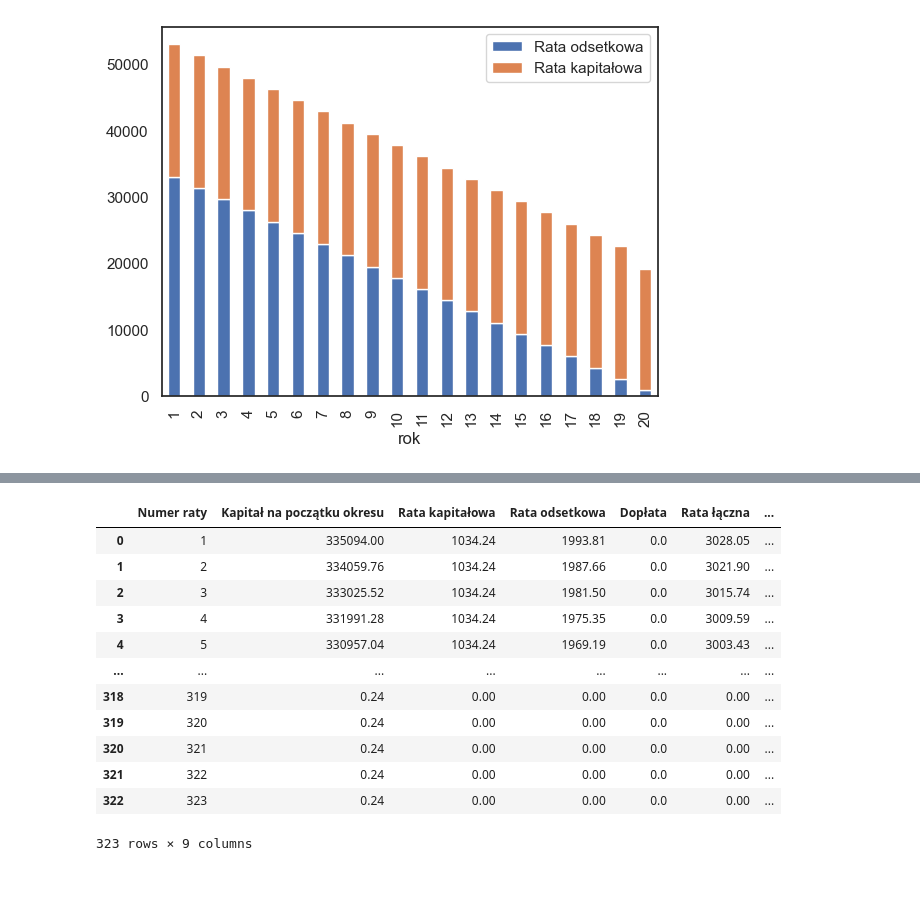
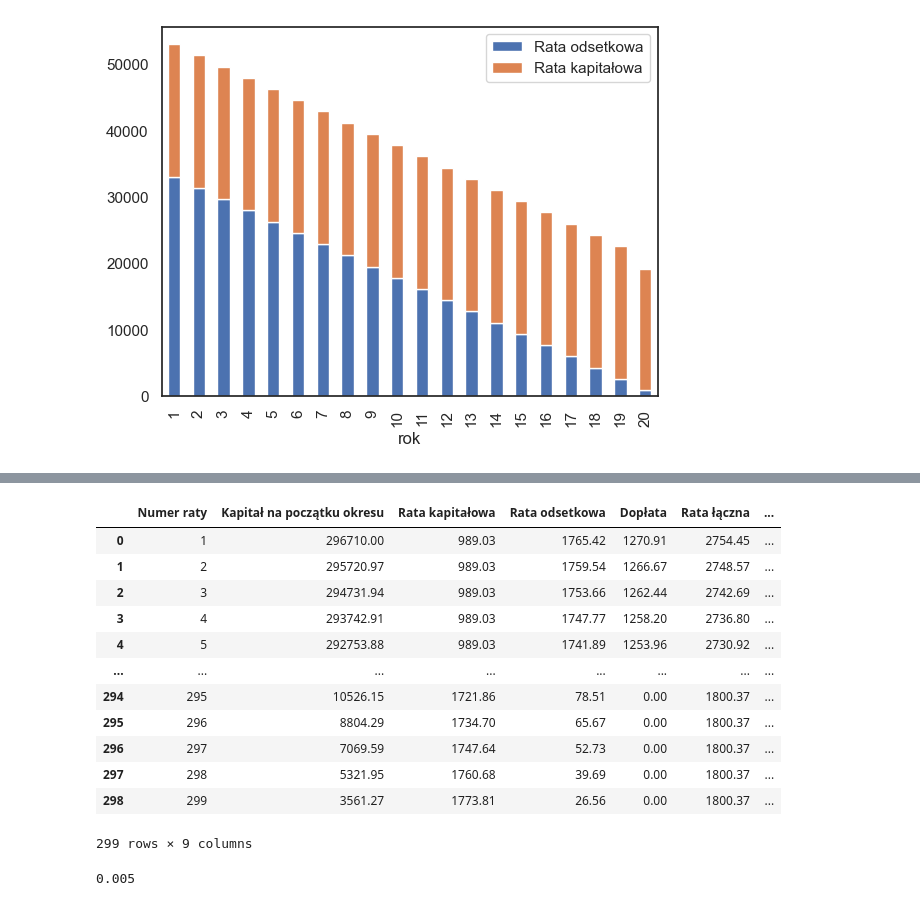
Before and after one commit to krawczyk071/kalkulator, a Jupyter notebook: my/preview.ipynb, the cells around one changed output, grey strips where cells are left out. Saved outputs shown, nothing was run; the diff lists cells and outputs as text; code cells hidden in the pictures.

```diff
--- a/my/preview.ipynb
+++ b/my/preview.ipynb
@@ -127,26 +227,45 @@ dfpo
+# %%
+# PKO
+# pierwsza 1 483,09 zł,
+# równe  1 760,66 zł (ostatnia 1 704,78 zł).
+
+prowizja=4930 # prowizji nie kredytuja
+oplatagwarancji=490.86
+ubezpieczenie=5800
+wycena=400
+pcc=19
+
+kredyt=290000
+samekoszty=prowizja+oplatagwarancji+ubezpieczenie+wycena+pcc
+odsetki=207941.70
+# calekoszty=219581.56
+total=509581.56
+
+r1=5.97+2-0.83 #7.14
+r2=8.95
+r3=8.95
+ile=25
+bgk=7.14
+kredyt=296710
+# *0.963
 # %%
-# PEAKO
-gov=7.14
-ile=27
-bgk=7.14
-kredyt=335094
 
-kredyt4=Kalkulator(kwota_kredytu=kredyt,ilosc_lat=ile,stopa_procentowa=gov,rodzaj_rat=RodzajRat.bezpieczny,wskaznikBGK=bgk)
+kredyt4=Kalkulator(kwota_kredytu=kredyt,ilosc_lat=ile,stopa_procentowa=r1,stopa_procentowa2=r2,stopa_procentowa3=r3,rodzaj_rat=RodzajRat.bezpieczny,wskaznikBGK=bgk)
 df=kredyt4.harmonogram_to_DF()
 df['Odsetki_po'] = df['Rata odsetkowa']-df['Dopłata']
 df['po_laczna'] = df['Rata kapitałowa']+df['Odsetki_po']
 df
 # %% [output]
 |  | Numer raty | Kapitał na początku okresu | Rata kapitałowa | Rata odsetkowa | Dopłata | Rata łączna | ... |
-| 0 | 1 | 335094.00 | 1034.24 | 1993.81 | 0.0 | 3028.05 | ... |
-| 1 | 2 | 334059.76 | 1034.24 | 1987.66 | 0.0 | 3021.90 | ... |
-| 2 | 3 | 333025.52 | 1034.24 | 1981.50 | 0.0 | 3015.74 | ... |
-| 3 | 4 | 331991.28 | 1034.24 | 1975.35 | 0.0 | 3009.59 | ... |
-| 4 | 5 | 330957.04 | 1034.24 | 1969.19 | 0.0 | 3003.43 | ... |
+| 0 | 1 | 296710.00 | 989.03 | 1765.42 | 1270.91 | 2754.45 | ... |
+| 1 | 2 | 295720.97 | 989.03 | 1759.54 | 1266.67 | 2748.57 | ... |
+| 2 | 3 | 294731.94 | 989.03 | 1753.66 | 1262.44 | 2742.69 | ... |
+| 3 | 4 | 293742.91 | 989.03 | 1747.77 | 1258.20 | 2736.80 | ... |
+| 4 | 5 | 292753.88 | 989.03 | 1741.89 | 1253.96 | 2730.92 | ... |
 | ... | ... | ... | ... | ... | ... | ... | ... |
-| 318 | 319 | 0.24 | 0.00 | 0.00 | 0.0 | 0.00 | ... |
-| 319 | 320 | 0.24 | 0.00 | 0.00 | 0.0 | 0.00 | ... |
-| 320 | 321 | 0.24 | 0.00 | 0.00 | 0.0 | 0.00 | ... |
-| 321 | 322 | 0.24 | 0.00 | 0.00 | 0.0 | 0.00 | ... |
-| 322 | 323 | 0.24 | 0.00 | 0.00 | 0.0 | 0.00 | ... |
+| 294 | 295 | 10526.15 | 1721.86 | 78.51 | 0.00 | 1800.37 | ... |
+| 295 | 296 | 8804.29 | 1734.70 | 65.67 | 0.00 | 1800.37 | ... |
+| 296 | 297 | 7069.59 | 1747.64 | 52.73 | 0.00 | 1800.37 | ... |
+| 297 | 298 | 5321.95 | 1760.68 | 39.69 | 0.00 | 1800.37 | ... |
+| 298 | 299 | 3561.27 | 1773.81 | 26.56 | 0.00 | 1800.37 | ... |
-323 rows × 9 columns
+299 rows × 9 columns
@@ -152,0 +311,17 @@ df
+# %%
+
+prowizja=0
+oplatagwarancji=0
+ubezpieczenieZ=17300 + 30382.20 #piersze5lat 5% i reszta NIE kredytowana
+ubezpieczenieN=9265
+inspekcja=400
+hipoteka=200+150
+pcc=19
+
+kredyt=346000 #(bez kredytowanych kosztów):
+samekoszty=oplatagwarancji+ubezpieczenieZ+ubezpieczenieN+inspekcja+hipoteka+pcc #57566.50
+odsetki=219663.33
+# calekoszty=277229.83
+total=623229.83
+# %% [output]
+0.005
```
Also changed, not shown: parts of 20 cells of this notebook, 3 other files.
